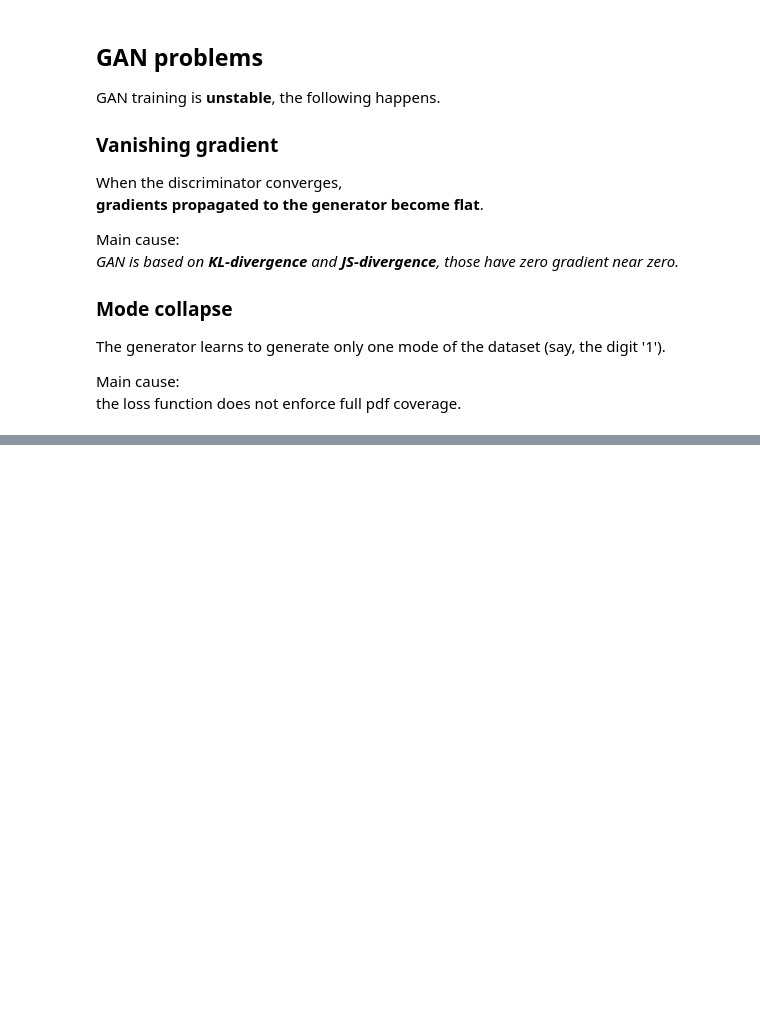
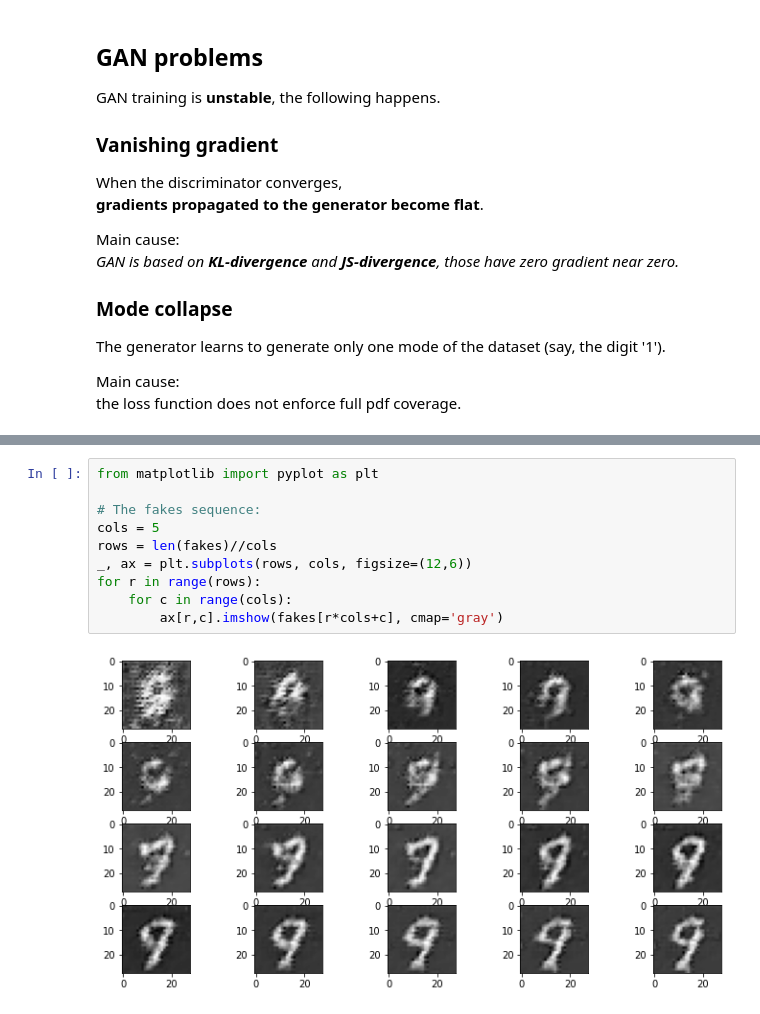
Before and after one commit to ilgabbio/meetup-generative-models, a Jupyter notebook: 09_WGAN.ipynb, the cells around one changed output, grey strips where cells are left out. Cells and saved outputs as stored; diff of their text form; blank space fills up the shorter version.

```diff
--- a/09_WGAN.ipynb
+++ b/09_WGAN.ipynb
@@ -99,0 +153,12 @@ Minor architecture improvements:
+# %%
+from matplotlib import pyplot as plt
+
+# The fakes sequence:
+cols = 5
+rows = len(fakes)//cols
+_, ax = plt.subplots(rows, cols, figsize=(12,6))
+for r in range(rows):
+    for c in range(cols):
+        ax[r,c].imshow(fakes[r*cols+c], cmap='gray')
+# %% [output]
+[figure, added]
```
Also changed, not shown: parts of 14 cells of this notebook, 8 other files.
